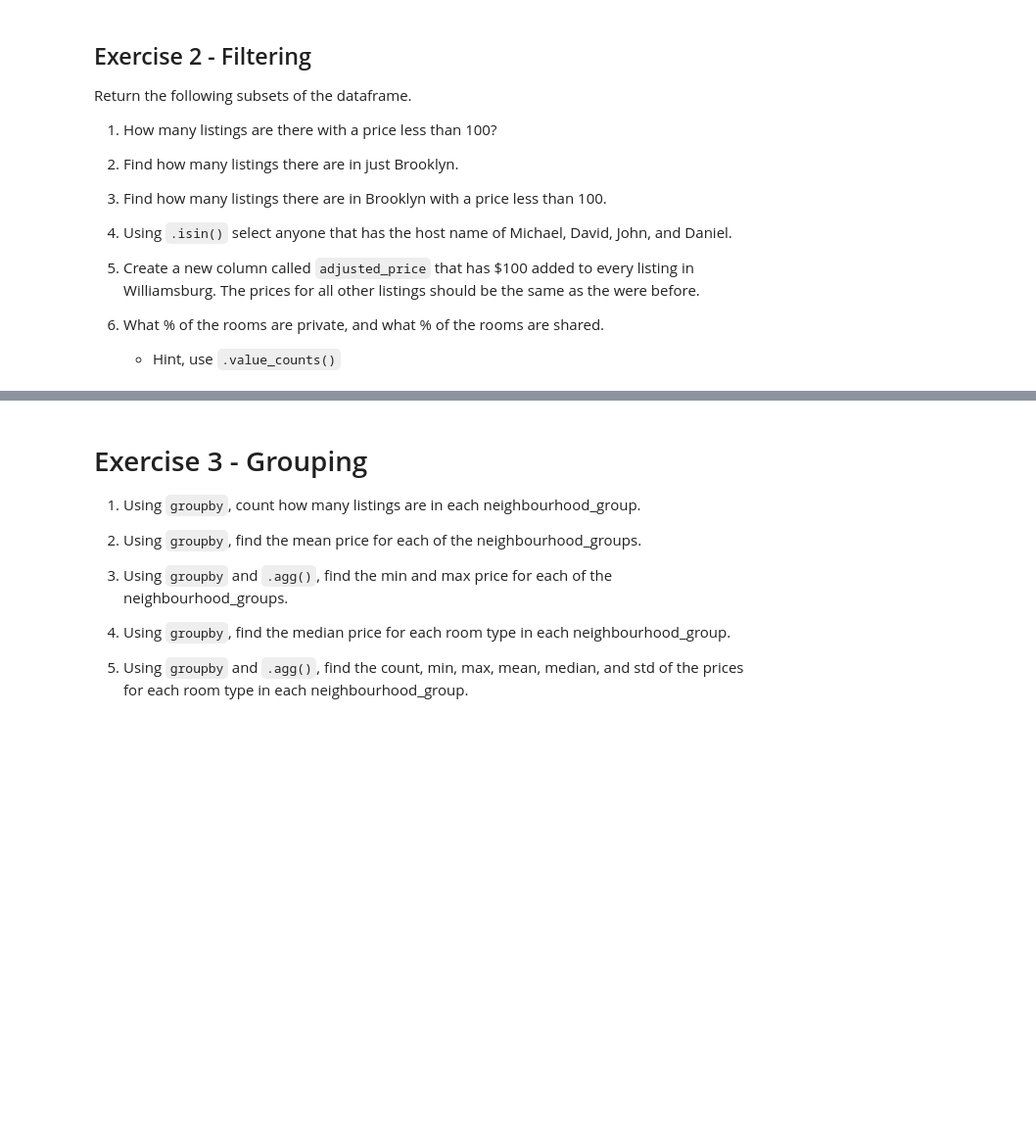
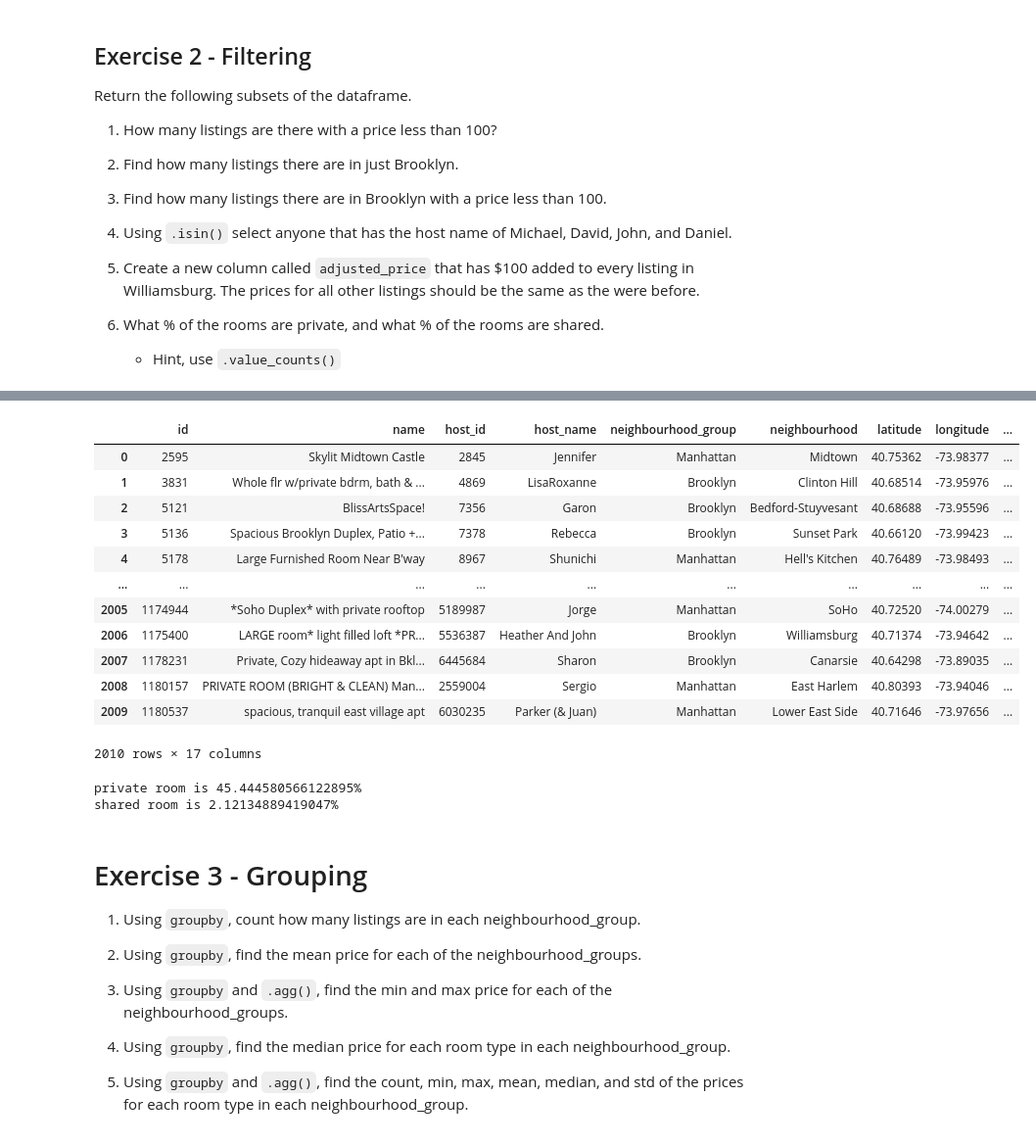
Before and after one commit to XinJin96/2021-fall-data-science, a Jupyter notebook: Week-01-Pandas/Exercise.ipynb, the cells around one changed output, grey strips where cells are left out. Shown at 98% size. Drawn from its saved outputs; the diff is of its cells as text; code cells hidden in the pictures; blank space fills up the shorter version.

```diff
--- a/Week-01-Pandas/Exercise.ipynb
+++ b/Week-01-Pandas/Exercise.ipynb
@@ -46,8 +87,32 @@ Return the following subsets of the dataframe.
 # %%
 # 5. Create a new column called `adjusted_price` that has $100 added to every listing in Williamsburg.
 # The prices for all other listings should be the same as the were before.
+c1=df['neighbourhood']=='Williamsburg'
+df['adjusted_price']=np.where( c1, df['price']+100, df['price'])
+df.iloc[0:2010]
+# %% [output]
+|  | id | name | host_id | host_name | neighbourhood_group | neighbourhood | latitude | longitude | ... |
+| 0 | 2595 | Skylit Midtown Castle | 2845 | Jennifer | Manhattan | Midtown | 40.75362 | -73.98377 | ... |
+| 1 | 3831 | Whole flr w/private bdrm, bath & ... | 4869 | LisaRoxanne | Brooklyn | Clinton Hill | 40.68514 | -73.95976 | ... |
+| 2 | 5121 | BlissArtsSpace! | 7356 | Garon | Brooklyn | Bedford-Stuyvesant | 40.68688 | -73.95596 | ... |
+| 3 | 5136 | Spacious Brooklyn Duplex, Patio +... | 7378 | Rebecca | Brooklyn | Sunset Park | 40.66120 | -73.99423 | ... |
+| 4 | 5178 | Large Furnished Room Near B'way | 8967 | Shunichi | Manhattan | Hell's Kitchen | 40.76489 | -73.98493 | ... |
+| ... | ... | ... | ... | ... | ... | ... | ... | ... | ... |
+| 2005 | 1174944 | *Soho Duplex* with private rooftop | 5189987 | Jorge | Manhattan | SoHo | 40.72520 | -74.00279 | ... |
+| 2006 | 1175400 | LARGE room* light filled loft *PR... | 5536387 | Heather And John | Brooklyn | Williamsburg | 40.71374 | -73.94642 | ... |
+| 2007 | 1178231 | Private, Cozy hideaway apt in Bkl... | 6445684 | Sharon | Brooklyn | Canarsie | 40.64298 | -73.89035 | ... |
+| 2008 | 1180157 | PRIVATE ROOM (BRIGHT & CLEAN) Man... | 2559004 | Sergio | Manhattan | East Harlem | 40.80393 | -73.94046 | ... |
+| 2009 | 1180537 | spacious, tranquil east village apt | 6030235 | Parker (& Juan) | Manhattan | Lower East Side | 40.71646 | -73.97656 | ... |
+2010 rows × 17 columns
 # %%
 # 6. What % of the rooms are private, and what % of the rooms are shared.
+private_room=df['room_type']=='Private room'
+shared_room=df['room_type']=='Shared room'
+print("private room is "+str((len(private_room[private_room==True].index)/len(df))*100)+ "%")
+print("shared room is "+str((len(shared_room[shared_room==True].index)/len(df))*100)+ "%")
+# %% [output]
+private room is 45.444580566122895%
+shared room is 2.12134889419047%
 # %% [markdown]
 # Exercise 3 - Grouping
 
```
Also changed, not shown: parts of 16 cells of this notebook, 3 other files.
